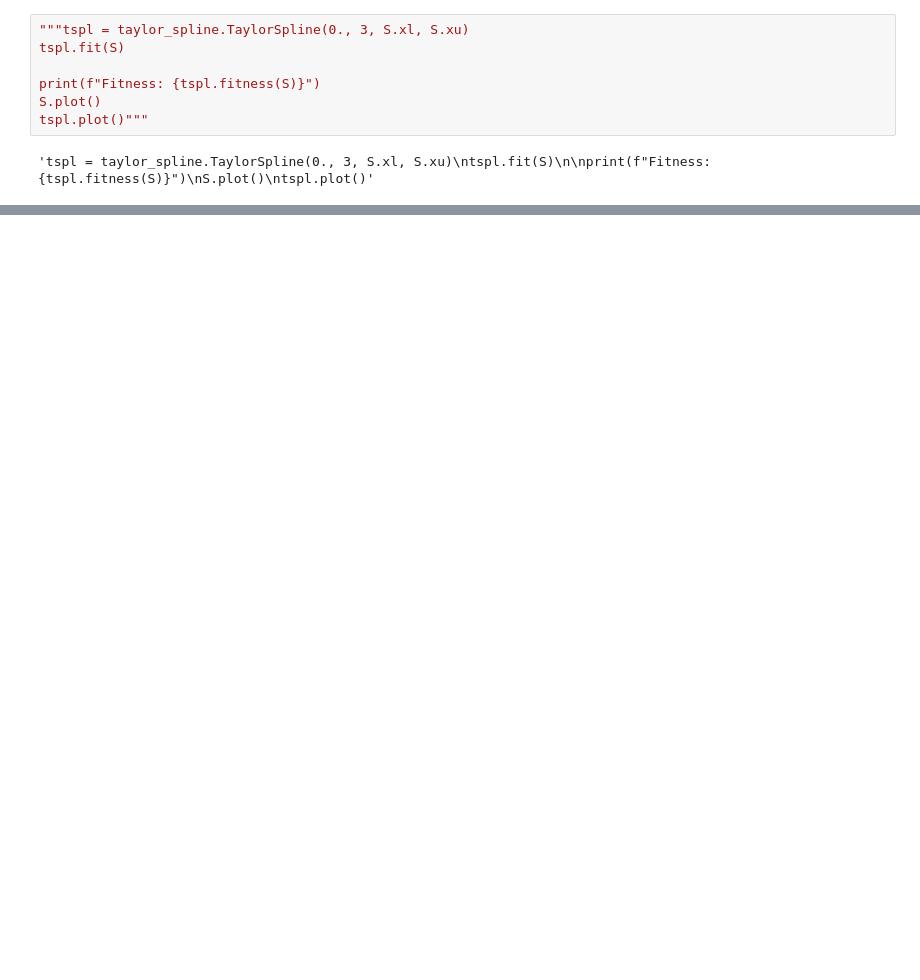
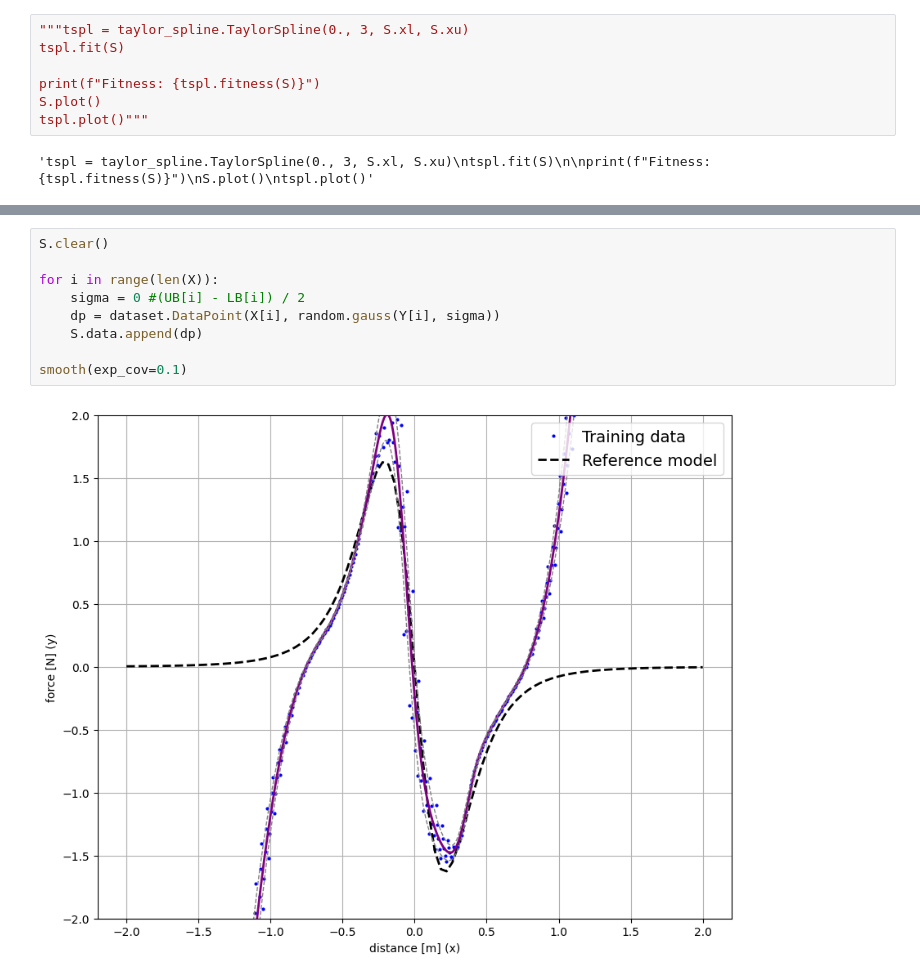
Before and after one commit to AgostinoRizzo/genpro, a Jupyter notebook: symbreg-taylor.ipynb, the cells around one changed output, grey strips where cells are left out. Saved outputs shown, nothing was run; the diff lists cells and outputs as text; blank space fills up the shorter version.

```diff
--- a/symbreg-taylor.ipynb
+++ b/symbreg-taylor.ipynb
@@ -75,0 +86,11 @@ def update(x0=0., deg=4, exp_cov=0.2):
+# %%
+S.clear()
+
+for i in range(len(X)):
+    sigma = 0 #(UB[i] - LB[i]) / 2
+    dp = dataset.DataPoint(X[i], random.gauss(Y[i], sigma))
+    S.data.append(dp)
+
+smooth(exp_cov=0.1)
+# %% [output]
+[figure, added]
```
Also changed, not shown: parts of 2 cells of this notebook, 2 other files.
